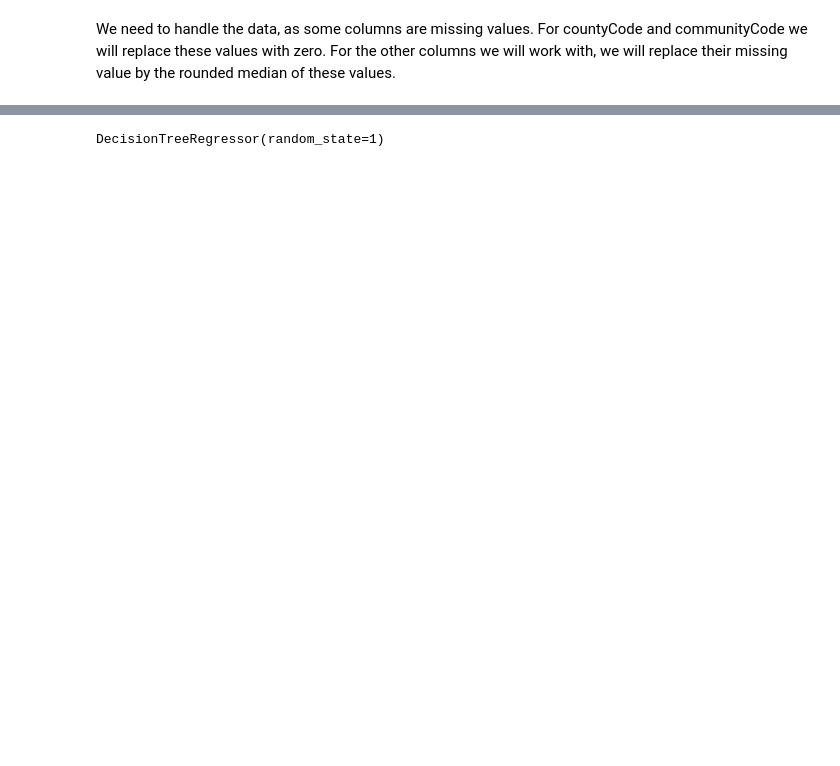
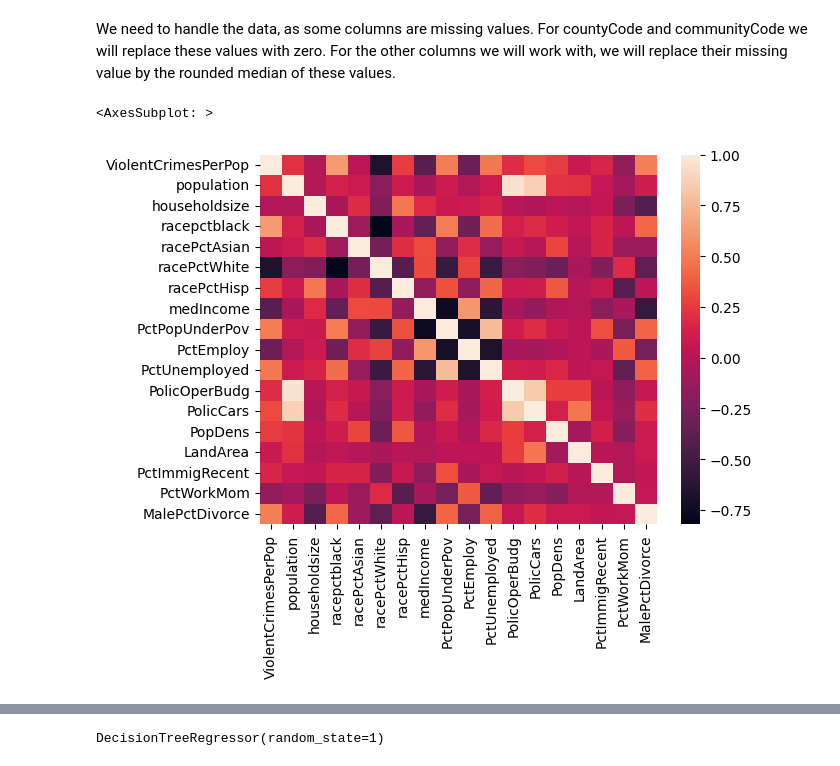
Before and after one commit to samlama111/aai-mandatory-1, a Jupyter notebook: Untitled.ipynb, the cells around one changed output, grey strips where cells are left out. Saved outputs shown, nothing was run; the diff lists cells and outputs as text; code cells hidden in the pictures; blank space fills up the shorter version.

```diff
--- a/Untitled.ipynb
+++ b/Untitled.ipynb
@@ -15,3 +21,8 @@ Index(['communityName', 'state', 'countyCode', 'communityCode', 'population',
 # %% [markdown]
 We need to handle the data, as some columns are missing values. For countyCode and communityCode we will replace these values with zero. For the other columns we will work with, we will replace their missing value by the rounded median of these values.
+# %%
+sb.heatmap(df[["ViolentCrimesPerPop", "population", "householdsize", "racepctblack", "racePctAsian", "racePctWhite", "racePctHisp", "medIncome", "PctPopUnderPov", "PctEmploy", "PctUnemployed", "PolicOperBudg", "PolicCars", "PopDens", "LandArea", "PctImmigRecent", "PctWorkMom", "MalePctDivorce"]].corr())
+# %% [output]
+<AxesSubplot: >
+[figure, added]
 # %%
```
Also changed, not shown: parts of 10 cells of this notebook.
